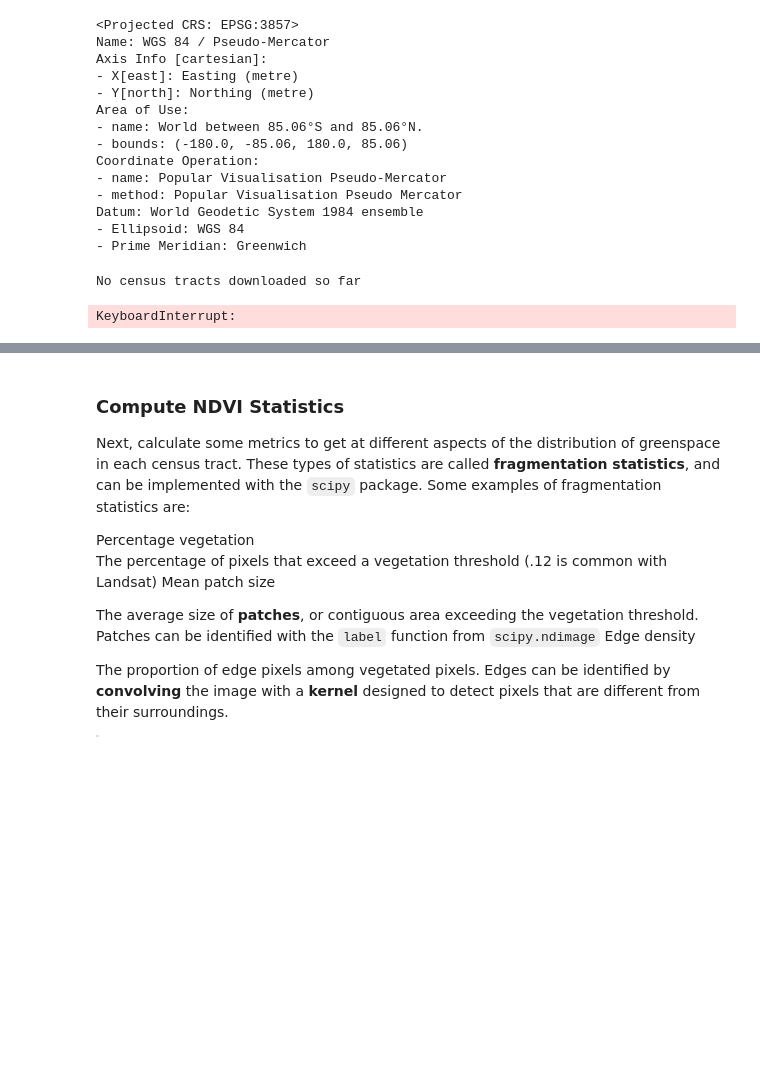
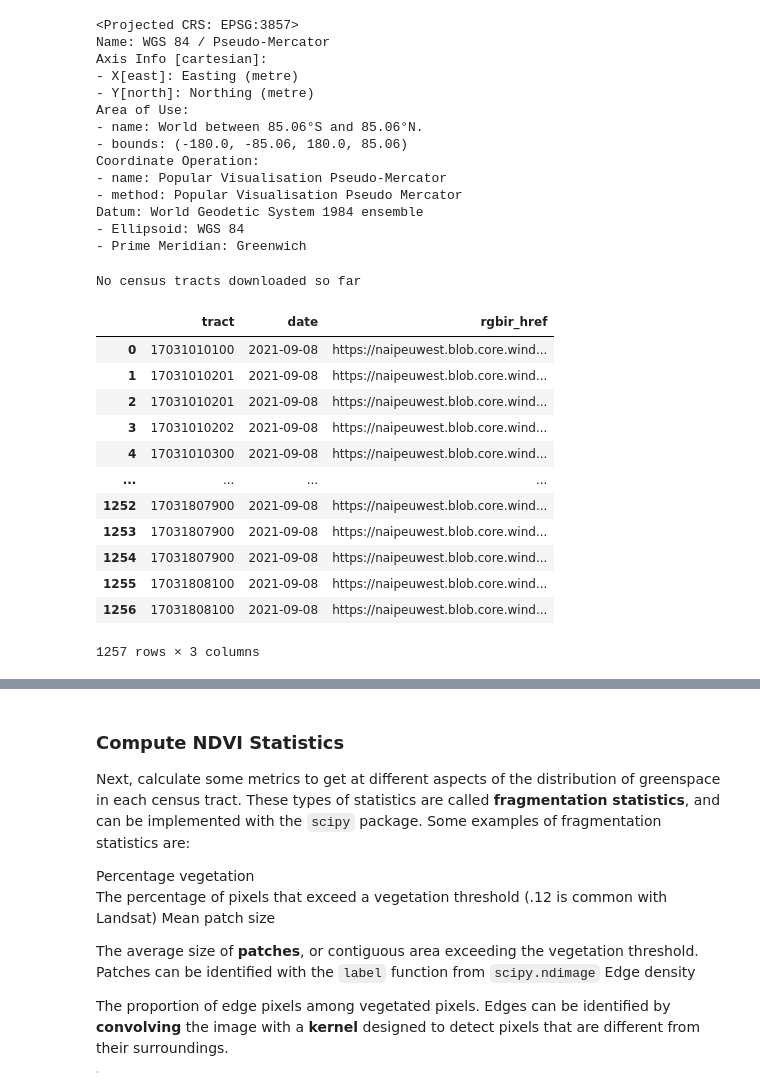
Before and after one commit to earthlab-education/big-data-hanried, a Jupyter notebook: big-data.ipynb, the cells around one changed output, grey strips where cells are left out. Cells and saved outputs as stored; diff of their text form; code cells hidden in the pictures; blank space fills up the shorter version.

Commit message:
got data url loop working, started on ndvi loop

```diff
--- a/big-data.ipynb
+++ b/big-data.ipynb
@@ -526,57 +526,48 @@ for i, tract_values in tqdm(chi_asthma_tract_gdf.iterrows()):
         retry_limit = 5
         while i < retry_limit:
             #Try accessing the STAC
             try:
                 # Search for tiles
                 naip_search = e84_catalog.search(
                     collections=['naip'],
                     intersects=shapely.to_geojson(tract_values.geometry),
-                    datetime=f'{2022}'
+                    datetime=f'{2021}'
                     )
                 # Build dataframe with tracts and tile urls
                 scene_dfs.append(pd.DataFrame(dict(
                     tract=tract,
                     date=[pd.to_datetime(scene.datetime).date()
                           for scene in naip_search.items()],
                           rgbir_href=[scene.assets['image'].href for scene in naip_search.items()]
                 )))
+                break
             except pystac_client.exceptions.APIError:
                 print(
                     f'Could not connect with STAC server..'
                     f'Retrying tract {tract}...')
                 time.sleep(2)
                 i += 1
                 continue
 # Concatenate the url dataframes
 if scene_dfs:
-    scene_df = pd.concat(scene_dfs).reset_index(drop=True)
+    scene_dfs = pd.concat(scene_dfs).reset_index(drop=True)
 else:
-    scene_df = None
+    scene_dfs = None
 
 # Preview the URL DataFrame
-scene_df
-
-# for loop I originally wrote for the catalog search:
-# for tract_geometry in chi_asthma_tract_gdf.geometry:
-#     search = e84_catalog.search(
-#         collections=['naip'],
-#         intersects=shapely.to_geojson(tract_geometry),
-#         datetime=f'{2022}'
-#     )
-#     print(search)
-#     search.assets['image'].href
-
-    # Check if statistics are already downloaded for this tract
-
-        # Repeat up to 5 times in case of a momentary disruption
-
-            # Try accessing the STAC
-
-                # Search for tiles
-
-                # Build dataframe with tracts and tile urls
-
-            # Try again in case of an APIError
+scene_dfs
 # %% [output]
 No census tracts downloaded so far
+|  | tract | date | rgbir_href |
+| 0 | 17031010100 | 2021-09-08 | https://naipeuwest.blob.core.wind... |
+| 1 | 17031010201 | 2021-09-08 | https://naipeuwest.blob.core.wind... |
+| 2 | 17031010201 | 2021-09-08 | https://naipeuwest.blob.core.wind... |
+| 3 | 17031010202 | 2021-09-08 | https://naipeuwest.blob.core.wind... |
+| 4 | 17031010300 | 2021-09-08 | https://naipeuwest.blob.core.wind... |
+| ... | ... | ... | ... |
+| 1252 | 17031807900 | 2021-09-08 | https://naipeuwest.blob.core.wind... |
+| 1253 | 17031807900 | 2021-09-08 | https://naipeuwest.blob.core.wind... |
+| 1254 | 17031807900 | 2021-09-08 | https://naipeuwest.blob.core.wind... |
+| 1255 | 17031808100 | 2021-09-08 | https://naipeuwest.blob.core.wind... |
+| 1256 | 17031808100 | 2021-09-08 | https://naipeuwest.blob.core.wind... |
-KeyboardInterrupt:
+1257 rows × 3 columns
```
Also changed, not shown: parts of 2 cells of this notebook.
